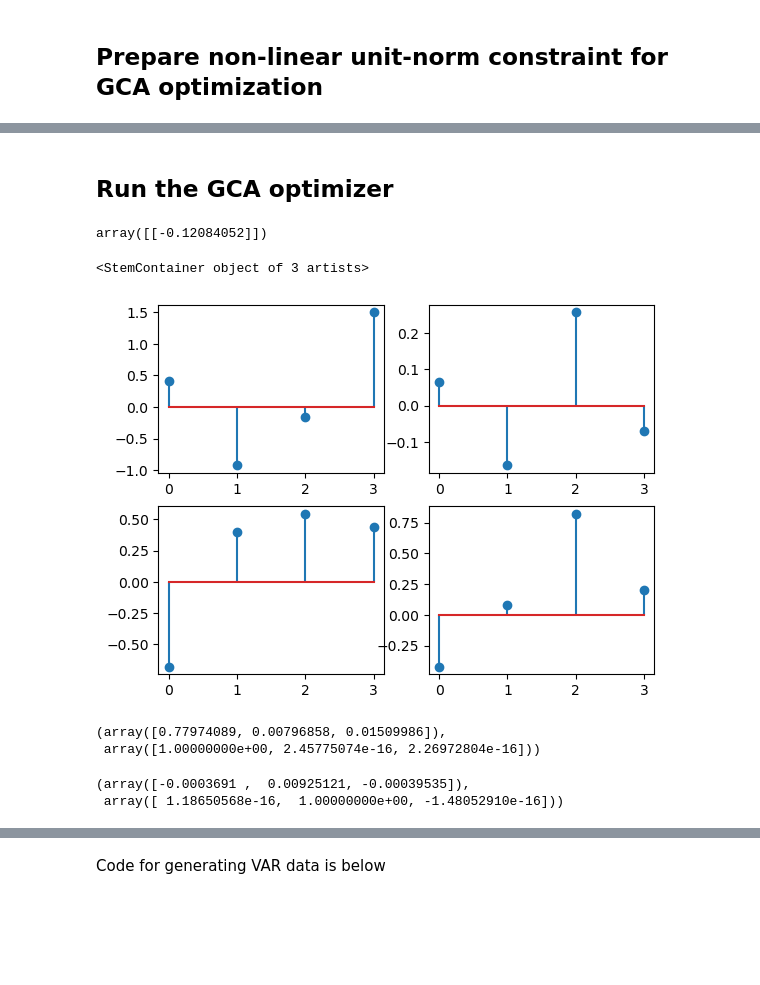
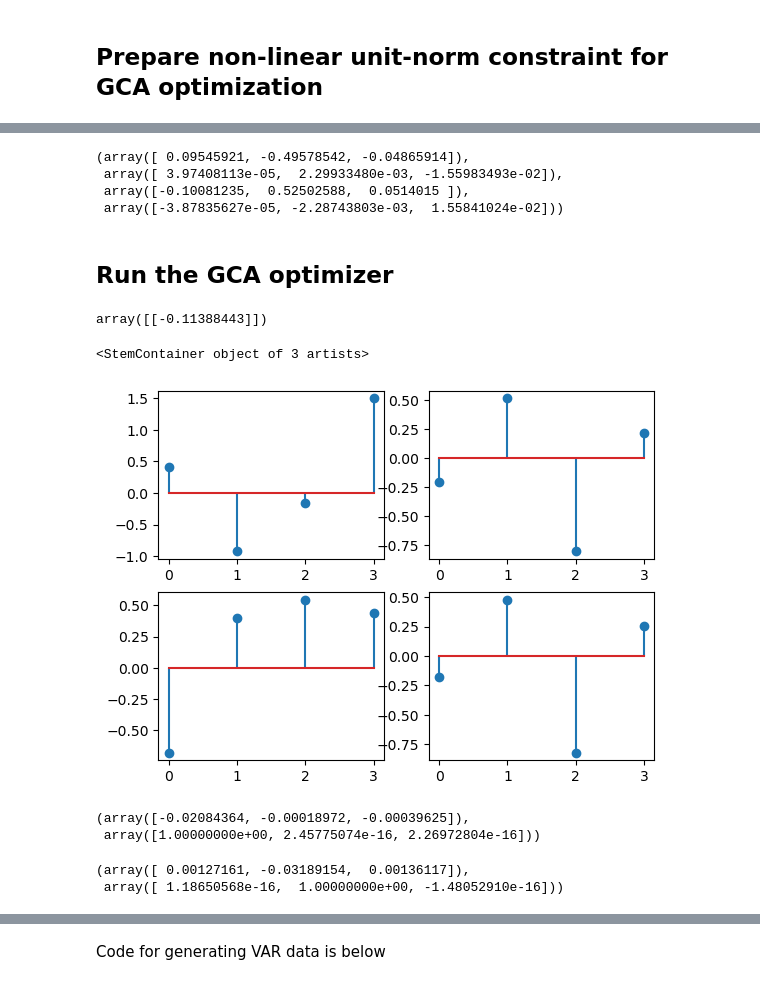
Before and after one commit to dmochow/gca, a Jupyter notebook: code/python/notebooks/test_run_gca.ipynb, the cells around one changed output, grey strips where cells are left out. Saved outputs shown, nothing was run; the diff lists cells and outputs as text; code cells hidden in the pictures; blank space fills up the shorter version.

```diff
--- a/code/python/notebooks/test_run_gca.ipynb
+++ b/code/python/notebooks/test_run_gca.ipynb
@@ -46,0 +45,41 @@ con2 = scipy.optimize.NonlinearConstraint(nlcw, 1, 1)
+# %%
+results = {'data': x} # initialize results dictionary
+
+n_pairs = 2
+
+# initialize v and w
+v = 0.001 * np.random.randn(D,)
+w = 0.001 * np.random.randn(D,)
+
+for p in range(1,n_pairs+1):
+
+    for iter in range(10):
+
+            print(iter)
+
+            optres_v = minimize(gca_obj_v, 0.01*np.random.randn(D,), args=( (w, blkR1, Rtilde, blkR1r, Rtilder) ) , method='trust-constr', constraints=[scipy.optimize.NonlinearConstraint(unit_norm, 1, 1)])
+
+            v = optres_v.x
+
+            optres_w = minimize(gca_obj_w, 0.01*np.random.randn(D,), args=( (v, blkR1, Rtilde, blkR1r, Rtilder) ) , method='trust-constr', constraints=[scipy.optimize.NonlinearConstraint(unit_norm, 1, 1)])
+
+            w = optres_w.x
+
+    # compute the driven signal
+    y_hat = x@w
+
+    # form a convolution matrix from y_hat
+    convmat = scipy.linalg.convolution_matrix(y_hat, L, mode='full')[0:-L+1,:]
+    # add a column of ones to convmat
+    convmat = np.concatenate((convmat, np.ones((convmat.shape[0],1))), axis=1)
+
+    # regress out y_hat from x
+    x_ = x - convmat@np.linalg.pinv(convmat)@x
+
+    # replace x with x_
+    #x = x_
+    xr_ = np.flipud(x_)
+    blkR1, Rtilde = gc_block_covariance(x_,L) # forward time
+    blkR1r, Rtilder = gc_block_covariance(xr_,L) # reverse time
+
+    results[p] = {'v': v, 'w': w, 'optres_v': optres_v, 'optres_w': optres_w}
@@ -47,3 +125,10 @@ con2 = scipy.optimize.NonlinearConstraint(nlcw, 1, 1)
+# %%
+results[0]['w'].T@A, results[0]['v'].T@A, results[1]['w'].T@A, results[1]['v'].T@A
+# %% [output]
+(array([ 0.09545921, -0.49578542, -0.04865914]),
+ array([ 3.97408113e-05,  2.29933480e-03, -1.55983493e-02]),
+ array([-0.10081235,  0.52502588,  0.0514015 ]),
+ array([-3.87835627e-05, -2.28743803e-03,  1.55841024e-02]))
 # %% [markdown]
 ## Run the GCA optimizer
 # %%
@@ -51,5 +136,5 @@ optres = minimize(gca_obj, 0.01*np.random.randn(2*D,), args=( (blkR1,Rtilde,blkR
 # %%
-gca_obj(optres.x,blkR1,Rtilde,blkR1r,Rtilder)
+#gca_obj(optres.x,blkR1,Rtilde,blkR1r,Rtilder)
 # %% [output]
-array([[-0.12084052]])
+array([[-0.11388443]])
 # %%
@@ -58,19 +143,19 @@ wstar=optres.x[D:2*D+1]
 # %%
 fig, ax = plt.subplots(2,2)
 ax[0,0].stem(vtrue)
-ax[0,1].stem(vstar)
+ax[0,1].stem(v)
 ax[1,0].stem(wtrue)
-ax[1,1].stem(wstar)
+ax[1,1].stem(w)
 # %% [output]
 <StemContainer object of 3 artists>
-[figure, old version]
+[figure, new version]
 # %%
-wstar.T@A, wtrue.T@A
+w.T@A, wtrue.T@A
 # %% [output]
-(array([0.77974089, 0.00796858, 0.01509986]),
+(array([-0.02084364, -0.00018972, -0.00039625]),
  array([1.00000000e+00, 2.45775074e-16, 2.26972804e-16]))
 # %%
-vstar.T@A, vtrue.T@A
+v.T@A, vtrue.T@A
 # %% [output]
-(array([-0.0003691 ,  0.00925121, -0.00039535]),
+(array([ 0.00127161, -0.03189154,  0.00136117]),
  array([ 1.18650568e-16,  1.00000000e+00, -1.48052910e-16]))
```
Also changed, not shown: parts of 17 cells of this notebook, 1 other file.
